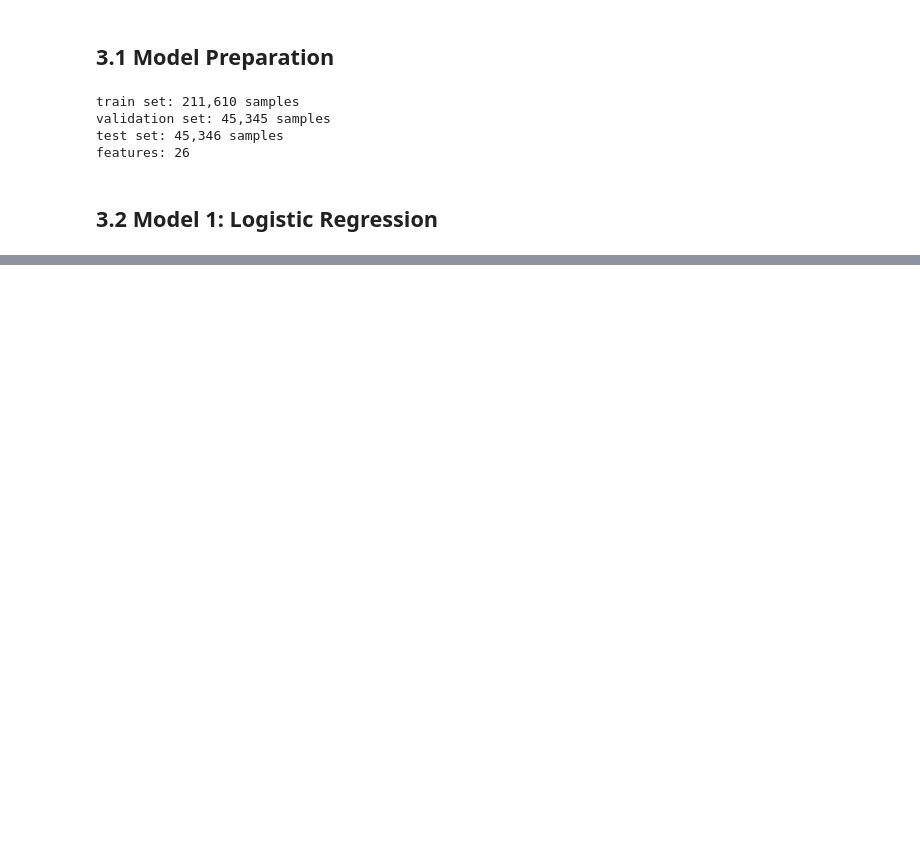
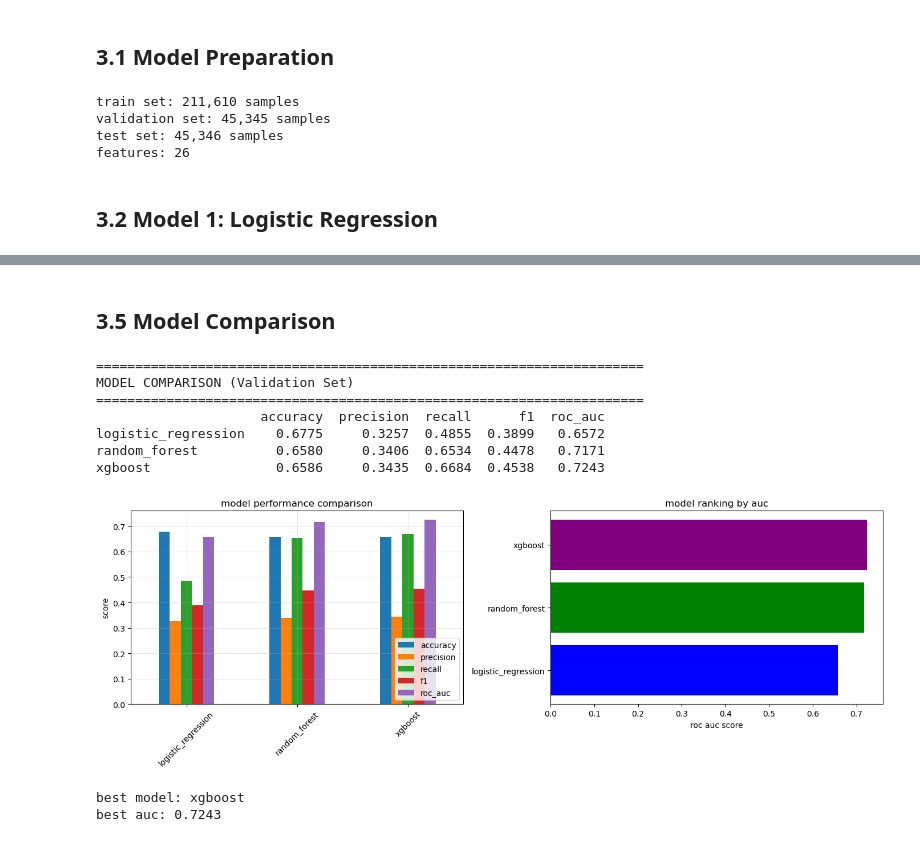
Before and after one commit to chenching0228/credit-risk-prediction-1, a Jupyter notebook: notebooks/modelling.ipynb, the cells around one changed output, grey strips where cells are left out. Saved outputs shown, nothing was run; the diff lists cells and outputs as text; code cells hidden in the pictures; blank space fills up the shorter version.

```diff
--- a/notebooks/modelling.ipynb
+++ b/notebooks/modelling.ipynb
@@ -361,0 +720,66 @@ ValueError: Input X contains infinity or a value too large for dtype('float32').
+# %% [markdown]
+## 3.5 Model Comparison
+# %%
+def compare_models(lr_metrics, rf_metrics, xgb_metrics):
+    """
+    compare performance across all models
+
+    args:
+        lr_metrics: logistic regression metrics dict
+        rf_metrics: random forest metrics dict
+        xgb_metrics: xgboost metrics dict
+    """
+    comparison = pd.DataFrame({
+        'logistic_regression': lr_metrics['validation'],
+        'random_forest': rf_metrics['validation'],
+        'xgboost': xgb_metrics['validation']
+    }).T
+
+    print("=" * 70)
+    print("MODEL COMPARISON (Validation Set)")
+    print("=" * 70)
+    print(comparison.round(4))
+
+    # visualise comparison
+    fig, axes = plt.subplots(1, 2, figsize=(14, 5))
+
+    # bar chart comparison
+    comparison.plot(kind='bar', ax=axes[0], rot=45)
+    axes[0].set_title('model performance comparison')
+    axes[0].set_ylabel('score')
+    axes[0].legend(loc='lower right')
+    axes[0].grid(True, alpha=0.3)
+
+    # roc auc comparison
+    auc_scores = comparison['roc_auc'].sort_values(ascending=False)
+    axes[1].barh(range(len(auc_scores)), auc_scores.values, color=['purple', 'green', 'blue'])
+    axes[1].set_yticks(range(len(auc_scores)))
+    axes[1].set_yticklabels(auc_scores.index)
+    axes[1].set_xlabel('roc auc score')
+    axes[1].set_title('model ranking by auc')
+    axes[1].invert_yaxis()
+
+    plt.tight_layout()
+    plt.show()
+
+    # identify best model
+    best_model = comparison['roc_auc'].idxmax()
+    best_auc = comparison['roc_auc'].max()
+
+    print(f"\nbest model: {best_model}")
+    print(f"best auc: {best_auc:.4f}")
+
+    return comparison
+
+model_comparison = compare_models(lr_metrics, rf_metrics, xgb_metrics)
+# %% [output]
+======================================================================
+MODEL COMPARISON (Validation Set)
+======================================================================
+                     accuracy  precision  recall      f1  roc_auc
+logistic_regression    0.6775     0.3257  0.4855  0.3899   0.6572
+random_forest          0.6580     0.3406  0.6534  0.4478   0.7171
+xgboost                0.6586     0.3435  0.6684  0.4538   0.7243
+[figure, added]
+best model: xgboost
+best auc: 0.7243
```
Also changed, not shown: parts of 12 cells of this notebook.
